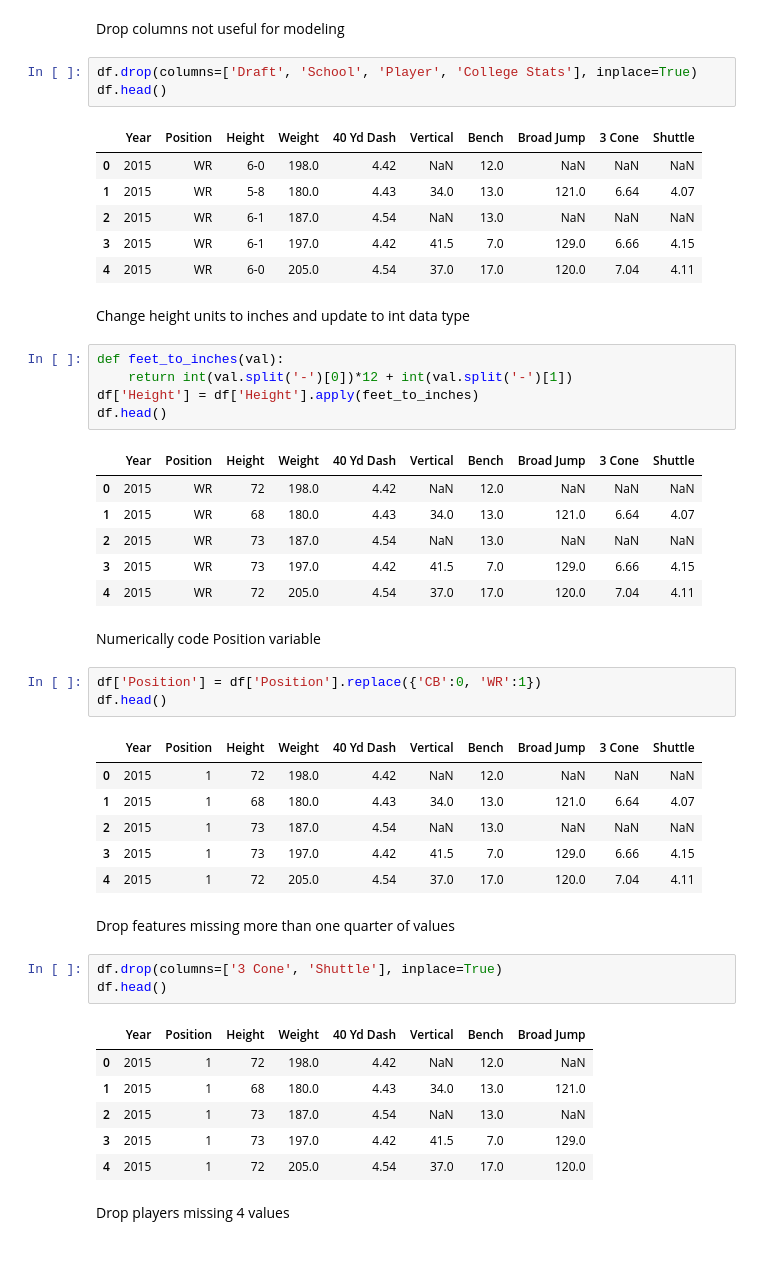
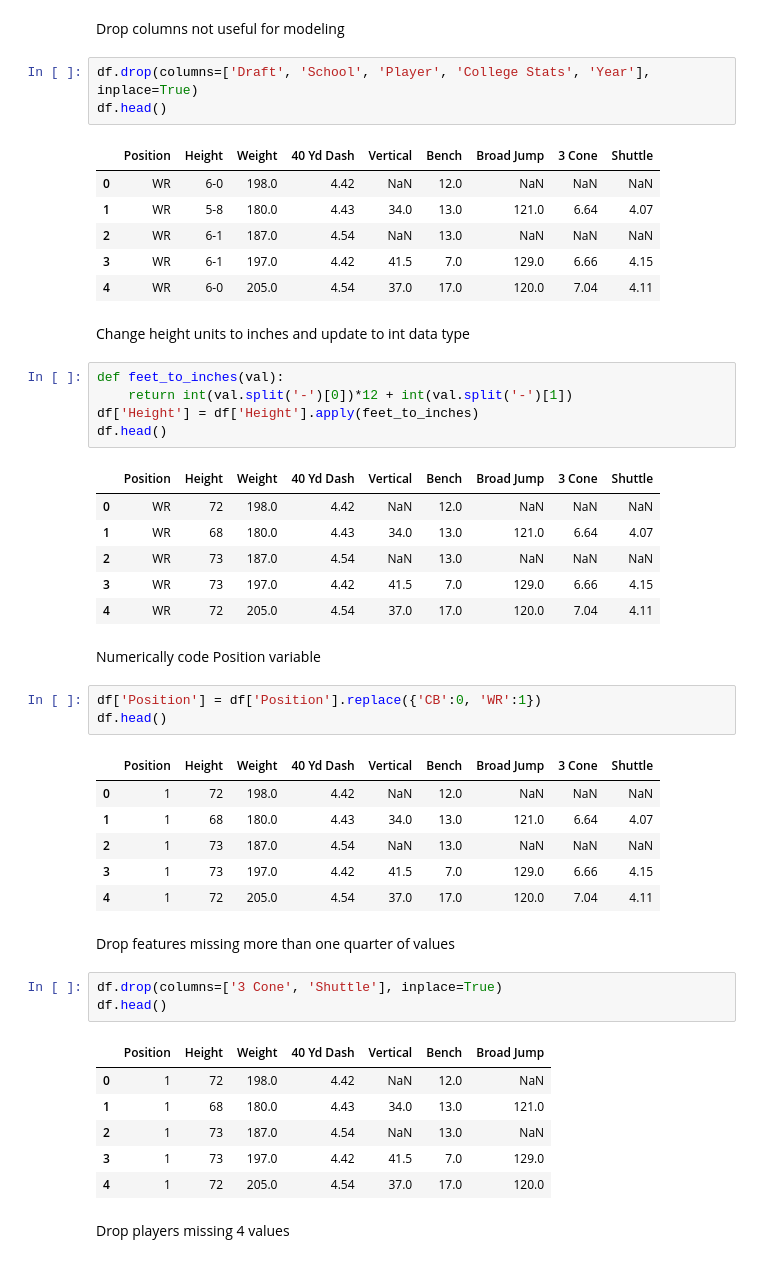
Before and after one commit to blantj/NFL_Position_Classification, a Jupyter notebook: Modeling.ipynb, the cells around one changed output. Cells and saved outputs as stored; diff of their text form.

```diff
--- a/Modeling.ipynb
+++ b/Modeling.ipynb
@@ -67,15 +72,15 @@ memory usage: 55.5+ KB
 # %% [markdown]
 Drop columns not useful for modeling
 # %%
-df.drop(columns=['Draft', 'School', 'Player', 'College Stats'], inplace=True)
+df.drop(columns=['Draft', 'School', 'Player', 'College Stats', 'Year'], inplace=True)
 df.head()
 # %% [output]
-|  | Year | Position | Height | Weight | 40 Yd Dash | Vertical | Bench | Broad Jump | 3 Cone | Shuttle |
-| 0 | 2015 | WR | 6-0 | 198.0 | 4.42 | NaN | 12.0 | NaN | NaN | NaN |
-| 1 | 2015 | WR | 5-8 | 180.0 | 4.43 | 34.0 | 13.0 | 121.0 | 6.64 | 4.07 |
-| 2 | 2015 | WR | 6-1 | 187.0 | 4.54 | NaN | 13.0 | NaN | NaN | NaN |
-| 3 | 2015 | WR | 6-1 | 197.0 | 4.42 | 41.5 | 7.0 | 129.0 | 6.66 | 4.15 |
-| 4 | 2015 | WR | 6-0 | 205.0 | 4.54 | 37.0 | 17.0 | 120.0 | 7.04 | 4.11 |
+|  | Position | Height | Weight | 40 Yd Dash | Vertical | Bench | Broad Jump | 3 Cone | Shuttle |
+| 0 | WR | 6-0 | 198.0 | 4.42 | NaN | 12.0 | NaN | NaN | NaN |
+| 1 | WR | 5-8 | 180.0 | 4.43 | 34.0 | 13.0 | 121.0 | 6.64 | 4.07 |
+| 2 | WR | 6-1 | 187.0 | 4.54 | NaN | 13.0 | NaN | NaN | NaN |
+| 3 | WR | 6-1 | 197.0 | 4.42 | 41.5 | 7.0 | 129.0 | 6.66 | 4.15 |
+| 4 | WR | 6-0 | 205.0 | 4.54 | 37.0 | 17.0 | 120.0 | 7.04 | 4.11 |
 # %% [markdown]
 Change height units to inches and update to int data type
 # %%
@@ -84,36 +89,36 @@ def feet_to_inches(val):
 df['Height'] = df['Height'].apply(feet_to_inches)
 df.head()
 # %% [output]
-|  | Year | Position | Height | Weight | 40 Yd Dash | Vertical | Bench | Broad Jump | 3 Cone | Shuttle |
-| 0 | 2015 | WR | 72 | 198.0 | 4.42 | NaN | 12.0 | NaN | NaN | NaN |
-| 1 | 2015 | WR | 68 | 180.0 | 4.43 | 34.0 | 13.0 | 121.0 | 6.64 | 4.07 |
-| 2 | 2015 | WR | 73 | 187.0 | 4.54 | NaN | 13.0 | NaN | NaN | NaN |
-| 3 | 2015 | WR | 73 | 197.0 | 4.42 | 41.5 | 7.0 | 129.0 | 6.66 | 4.15 |
-| 4 | 2015 | WR | 72 | 205.0 | 4.54 | 37.0 | 17.0 | 120.0 | 7.04 | 4.11 |
+|  | Position | Height | Weight | 40 Yd Dash | Vertical | Bench | Broad Jump | 3 Cone | Shuttle |
+| 0 | WR | 72 | 198.0 | 4.42 | NaN | 12.0 | NaN | NaN | NaN |
+| 1 | WR | 68 | 180.0 | 4.43 | 34.0 | 13.0 | 121.0 | 6.64 | 4.07 |
+| 2 | WR | 73 | 187.0 | 4.54 | NaN | 13.0 | NaN | NaN | NaN |
+| 3 | WR | 73 | 197.0 | 4.42 | 41.5 | 7.0 | 129.0 | 6.66 | 4.15 |
+| 4 | WR | 72 | 205.0 | 4.54 | 37.0 | 17.0 | 120.0 | 7.04 | 4.11 |
 # %% [markdown]
 Numerically code Position variable
 # %%
 df['Position'] = df['Position'].replace({'CB':0, 'WR':1})
 df.head()
 # %% [output]
-|  | Year | Position | Height | Weight | 40 Yd Dash | Vertical | Bench | Broad Jump | 3 Cone | Shuttle |
-| 0 | 2015 | 1 | 72 | 198.0 | 4.42 | NaN | 12.0 | NaN | NaN | NaN |
-| 1 | 2015 | 1 | 68 | 180.0 | 4.43 | 34.0 | 13.0 | 121.0 | 6.64 | 4.07 |
-| 2 | 2015 | 1 | 73 | 187.0 | 4.54 | NaN | 13.0 | NaN | NaN | NaN |
-| 3 | 2015 | 1 | 73 | 197.0 | 4.42 | 41.5 | 7.0 | 129.0 | 6.66 | 4.15 |
-| 4 | 2015 | 1 | 72 | 205.0 | 4.54 | 37.0 | 17.0 | 120.0 | 7.04 | 4.11 |
+|  | Position | Height | Weight | 40 Yd Dash | Vertical | Bench | Broad Jump | 3 Cone | Shuttle |
+| 0 | 1 | 72 | 198.0 | 4.42 | NaN | 12.0 | NaN | NaN | NaN |
+| 1 | 1 | 68 | 180.0 | 4.43 | 34.0 | 13.0 | 121.0 | 6.64 | 4.07 |
+| 2 | 1 | 73 | 187.0 | 4.54 | NaN | 13.0 | NaN | NaN | NaN |
+| 3 | 1 | 73 | 197.0 | 4.42 | 41.5 | 7.0 | 129.0 | 6.66 | 4.15 |
+| 4 | 1 | 72 | 205.0 | 4.54 | 37.0 | 17.0 | 120.0 | 7.04 | 4.11 |
 # %% [markdown]
 Drop features missing more than one quarter of values
 # %%
 df.drop(columns=['3 Cone', 'Shuttle'], inplace=True)
 df.head()
 # %% [output]
-|  | Year | Position | Height | Weight | 40 Yd Dash | Vertical | Bench | Broad Jump |
-| 0 | 2015 | 1 | 72 | 198.0 | 4.42 | NaN | 12.0 | NaN |
-| 1 | 2015 | 1 | 68 | 180.0 | 4.43 | 34.0 | 13.0 | 121.0 |
-| 2 | 2015 | 1 | 73 | 187.0 | 4.54 | NaN | 13.0 | NaN |
-| 3 | 2015 | 1 | 73 | 197.0 | 4.42 | 41.5 | 7.0 | 129.0 |
-| 4 | 2015 | 1 | 72 | 205.0 | 4.54 | 37.0 | 17.0 | 120.0 |
+|  | Position | Height | Weight | 40 Yd Dash | Vertical | Bench | Broad Jump |
+| 0 | 1 | 72 | 198.0 | 4.42 | NaN | 12.0 | NaN |
+| 1 | 1 | 68 | 180.0 | 4.43 | 34.0 | 13.0 | 121.0 |
+| 2 | 1 | 73 | 187.0 | 4.54 | NaN | 13.0 | NaN |
+| 3 | 1 | 73 | 197.0 | 4.42 | 41.5 | 7.0 | 129.0 |
+| 4 | 1 | 72 | 205.0 | 4.54 | 37.0 | 17.0 | 120.0 |
 # %% [markdown]
 Drop players missing 4 values
 # %%
```
Also changed, not shown: parts of 41 cells of this notebook.
